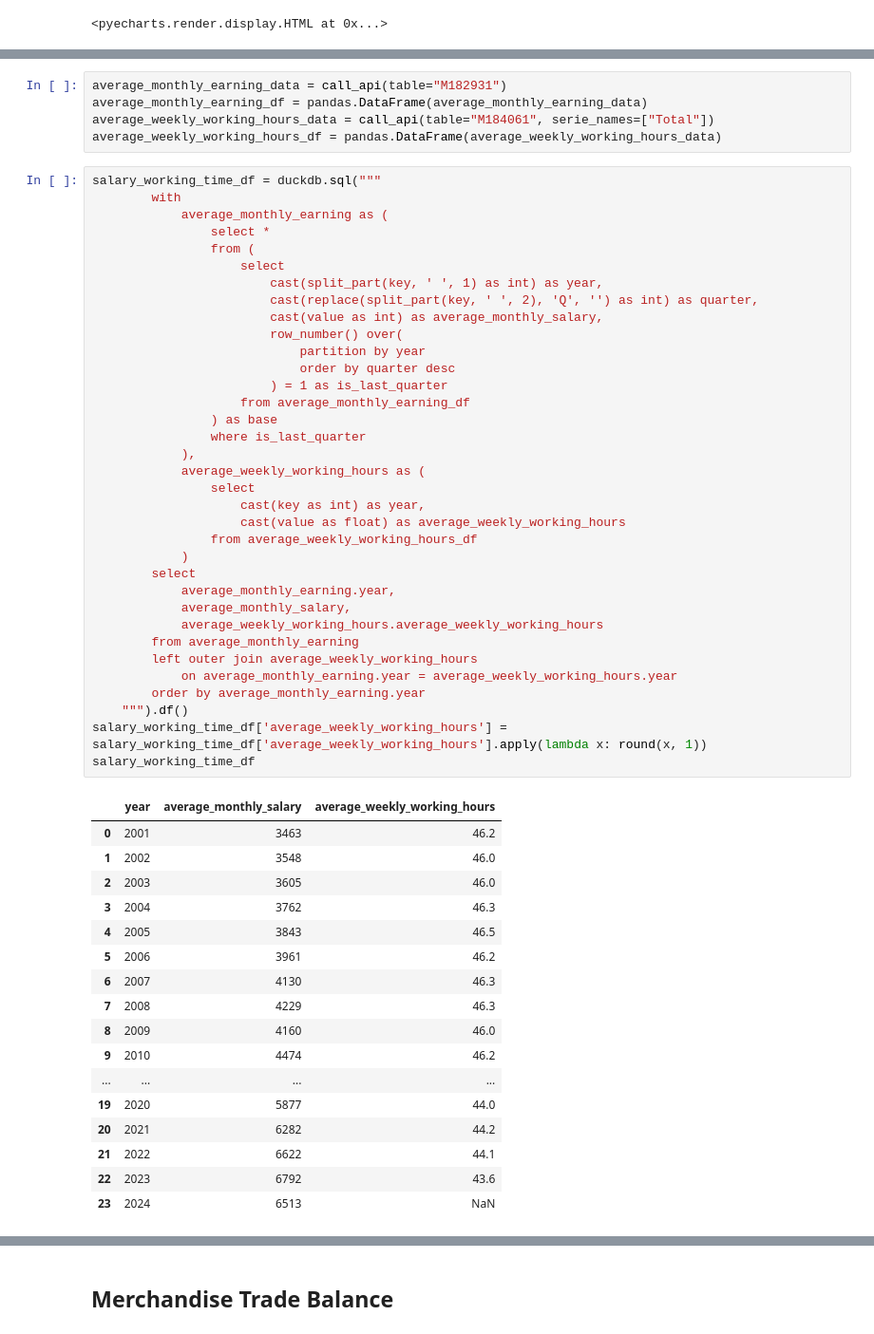
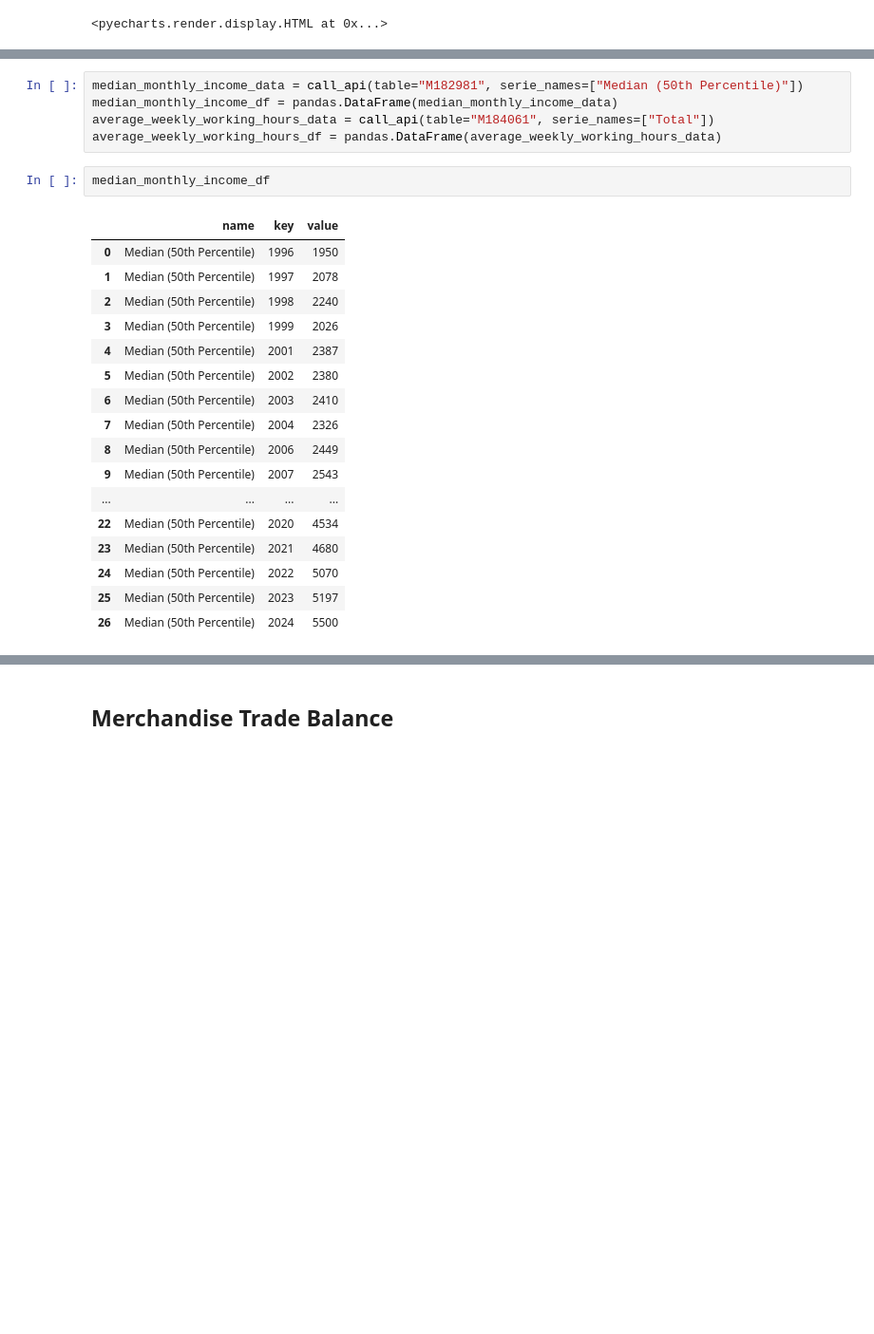
Before and after one commit to woshiange/jupyter-python-notebooks, a Jupyter notebook: singapore_at_a_glance.ipynb, the cells around one changed output, grey strips where cells are left out. Shown at 95% size. Cells and saved outputs as stored; diff of their text form; blank space fills up the shorter version.

Commit message:
singapore at a glance: median monthly salary

```diff
--- a/singapore_at_a_glance.ipynb
+++ b/singapore_at_a_glance.ipynb
@@ -498,58 +498,25 @@ grid_chart.render_notebook()
 # %%
-average_monthly_earning_data = call_api(table="M182931")
-average_monthly_earning_df = pandas.DataFrame(average_monthly_earning_data)
+median_monthly_income_data = call_api(table="M182981", serie_names=["Median (50th Percentile)"])
+median_monthly_income_df = pandas.DataFrame(median_monthly_income_data)
 average_weekly_working_hours_data = call_api(table="M184061", serie_names=["Total"])
 average_weekly_working_hours_df = pandas.DataFrame(average_weekly_working_hours_data)
-# %%
-salary_working_time_df = duckdb.sql("""
-        with
-            average_monthly_earning as (
-                select *
-                from (
-                    select
-                        cast(split_part(key, ' ', 1) as int) as year,
-                        cast(replace(split_part(key, ' ', 2), 'Q', '') as int) as quarter,
-                        cast(value as int) as average_monthly_salary,
-                        row_number() over(
-                            partition by year
-                            order by quarter desc
-                        ) = 1 as is_last_quarter
-                    from average_monthly_earning_df
-                ) as base
-                where is_last_quarter
-            ),
-            average_weekly_working_hours as (
-                select
-                    cast(key as int) as year,
-                    cast(value as float) as average_weekly_working_hours
-                from average_weekly_working_hours_df
-            )
-        select
-            average_monthly_earning.year,
-            average_monthly_salary,
-            average_weekly_working_hours.average_weekly_working_hours
-        from average_monthly_earning
-        left outer join average_weekly_working_hours
-            on average_monthly_earning.year = average_weekly_working_hours.year
-        order by average_monthly_earning.year
-    """).df()
-salary_working_time_df['average_weekly_working_hours'] = salary_working_time_df['average_weekly_working_hours'].apply(lambda x: round(x, 1))
-salary_working_time_df
-# %% [output]
-|  | year | average_monthly_salary | average_weekly_working_hours |
-| 0 | 2001 | 3463 | 46.2 |
-| 1 | 2002 | 3548 | 46.0 |
-| 2 | 2003 | 3605 | 46.0 |
-| 3 | 2004 | 3762 | 46.3 |
-| 4 | 2005 | 3843 | 46.5 |
-| 5 | 2006 | 3961 | 46.2 |
-| 6 | 2007 | 4130 | 46.3 |
-| 7 | 2008 | 4229 | 46.3 |
-| 8 | 2009 | 4160 | 46.0 |
-| 9 | 2010 | 4474 | 46.2 |
-| ... | ... | ... | ... |
-| 19 | 2020 | 5877 | 44.0 |
-| 20 | 2021 | 6282 | 44.2 |
-| 21 | 2022 | 6622 | 44.1 |
-| 22 | 2023 | 6792 | 43.6 |
-| 23 | 2024 | 6513 | NaN |
+# %%
+median_monthly_income_df
+# %% [output]
+|  | name | key | value |
+| 0 | Median (50th Percentile) | 1996 | 1950 |
+| 1 | Median (50th Percentile) | 1997 | 2078 |
+| 2 | Median (50th Percentile) | 1998 | 2240 |
+| 3 | Median (50th Percentile) | 1999 | 2026 |
+| 4 | Median (50th Percentile) | 2001 | 2387 |
+| 5 | Median (50th Percentile) | 2002 | 2380 |
+| 6 | Median (50th Percentile) | 2003 | 2410 |
+| 7 | Median (50th Percentile) | 2004 | 2326 |
+| 8 | Median (50th Percentile) | 2006 | 2449 |
+| 9 | Median (50th Percentile) | 2007 | 2543 |
+| ... | ... | ... | ... |
+| 22 | Median (50th Percentile) | 2020 | 4534 |
+| 23 | Median (50th Percentile) | 2021 | 4680 |
+| 24 | Median (50th Percentile) | 2022 | 5070 |
+| 25 | Median (50th Percentile) | 2023 | 5197 |
+| 26 | Median (50th Percentile) | 2024 | 5500 |
```
Also changed, not shown: parts of 7 cells of this notebook.
